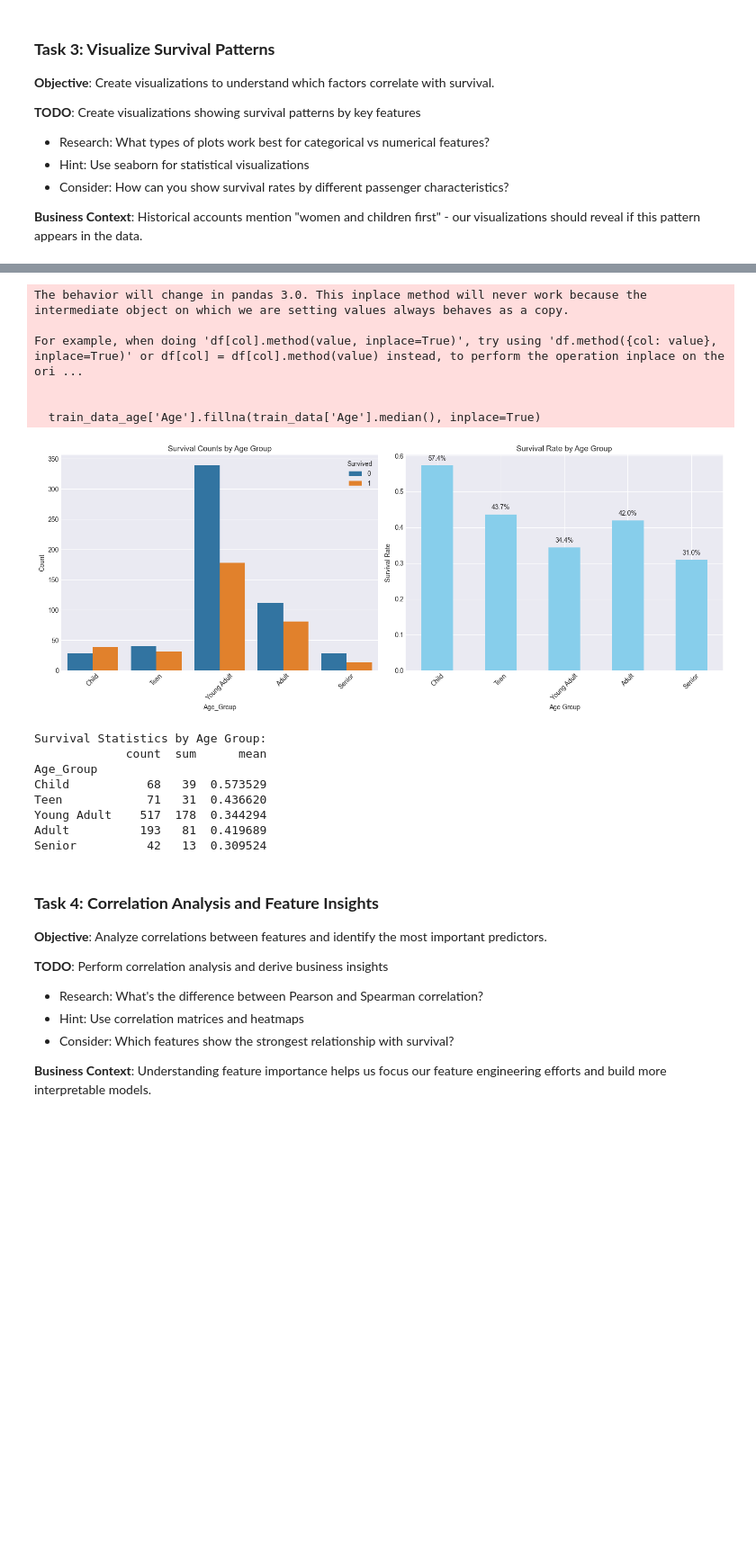
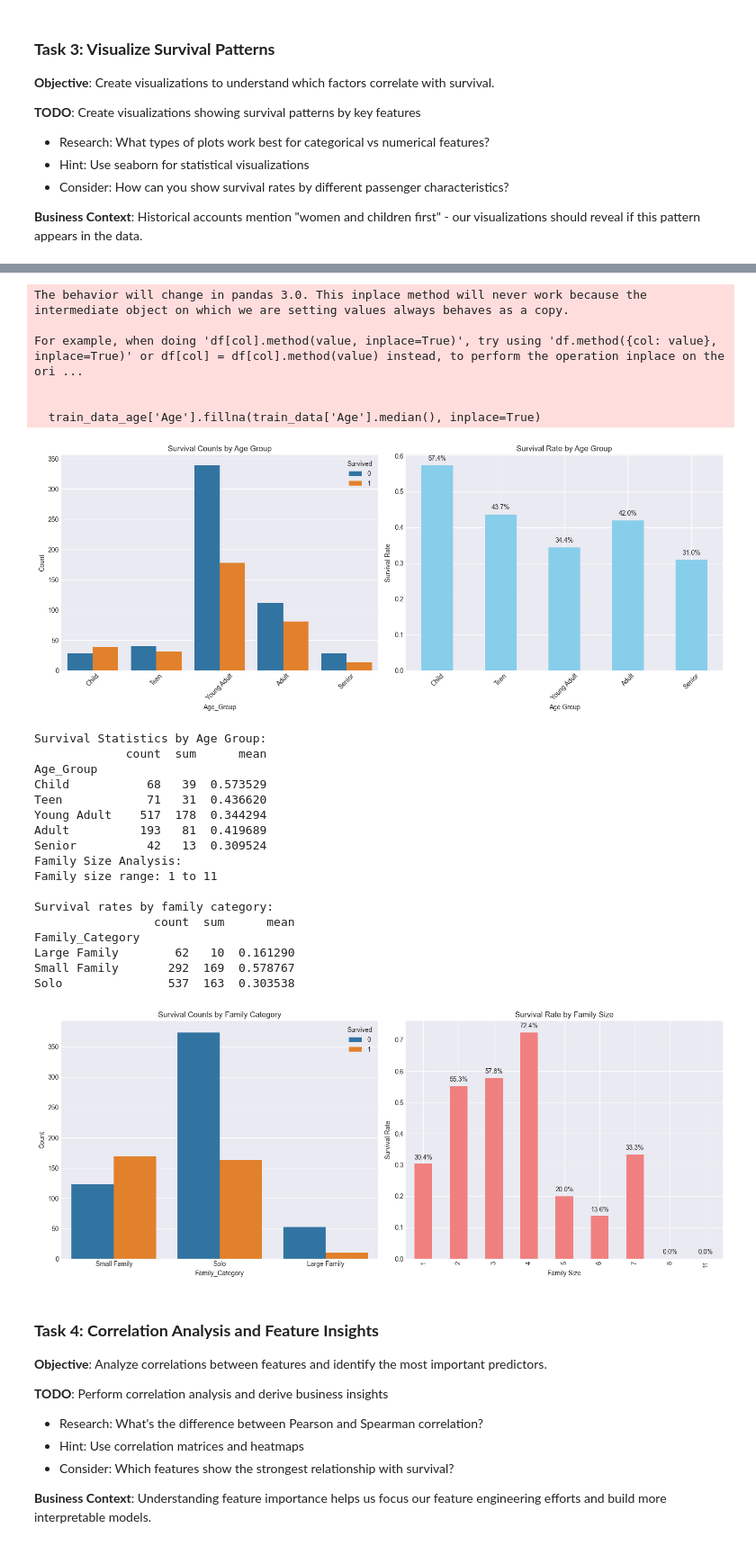
Before and after one commit to Tuminha/Titanic-Survivors, a Jupyter notebook: titanic_survival.ipynb, the cells around one changed output, grey strips where cells are left out. Shown: that part at 90% size. Cells and saved outputs as stored; diff of their text form; code cells hidden in the pictures; blank space fills up the shorter version.

```diff
--- a/titanic_survival.ipynb
+++ b/titanic_survival.ipynb
@@ -259,6 +259,50 @@ print(age_stats)
 # Family size impact
 # TODO: Create a family size feature and analyze its impact
 # Research: How can you combine SibSp and Parch to create meaningful groups?
+# Create family size feature by combining siblings/spouses and parents/children
+# Add 1 to include the passenger themselves
+train_data['Family_Size'] = train_data['SibSp'] + train_data['Parch'] + 1
+
+# Create family size categories for better analysis
+# Solo travelers, Small families (2-4), Large families (5+)
+def categorize_family_size(size):
+    if size == 1:
+        return 'Solo'
+    elif size <= 4:
+        return 'Small Family'
+    else:
+        return 'Large Family'
+
+train_data['Family_Category'] = train_data['Family_Size'].apply(categorize_family_size)
+
+# Analyze survival rates by family size
+print("Family Size Analysis:")
+print(f"Family size range: {train_data['Family_Size'].min()} to {train_data['Family_Size'].max()}")
+print("\nSurvival rates by family category:")
+family_survival = train_data.groupby('Family_Category')['Survived'].agg(['count', 'sum', 'mean'])
+print(family_survival)
+
+# Visualize family size impact on survival
+fig, (ax1, ax2) = plt.pyplot.subplots(1, 2, figsize=(15, 6))
+
+# Count plot for family categories
+seaborn.countplot(data=train_data, x='Family_Category', hue='Survived', ax=ax1)
+ax1.set_title('Survival Counts by Family Category')
+ax1.set_ylabel('Count')
+
+# Survival rate by family size (detailed)
+family_size_survival = train_data.groupby('Family_Size')['Survived'].mean()
+family_size_survival.plot(kind='bar', ax=ax2, color='lightcoral')
+ax2.set_title('Survival Rate by Family Size')
+ax2.set_ylabel('Survival Rate')
+ax2.set_xlabel('Family Size')
+
+# Add percentage labels
+for i, v in enumerate(family_size_survival.values):
+    ax2.text(i, v + 0.01, f'{v:.1%}', ha='center', va='bottom')
+
+plt.pyplot.tight_layout()
+plt.pyplot.show()
 # %% [output]
 Survival Statistics by Gender:
         count  sum      mean
@@ -272,33 +316,43 @@ Pclass
 2         184   87  0.472826
 3         491  119  0.242363
 [figure]
 Age Statistics:
 count    714.000000
 mean      29.699118
 std       14.526497
 min        0.420000
 25%       20.125000
 50%       28.000000
 75%       38.000000
 max       80.000000
 Name: Age, dtype: float64
 
 Missing age values: 177
 The behavior will change in pandas 3.0. This inplace method will never work because the intermediate object on which we are setting values always behaves as a copy.
 
 For example, when doing 'df[col].method(value, inplace=True)', try using 'df.method({col: value}, inplace=True)' or df[col] = df[col].method(value) instead, to perform the operation inplace on the ori ...
 
 
   train_data_age['Age'].fillna(train_data['Age'].median(), inplace=True)
 [figure]
 Survival Statistics by Age Group:
              count  sum      mean
 Age_Group
 Child           68   39  0.573529
 Teen            71   31  0.436620
 Young Adult    517  178  0.344294
 Adult          193   81  0.419689
 Senior          42   13  0.309524
+Family Size Analysis:
+Family size range: 1 to 11
+
+Survival rates by family category:
+                 count  sum      mean
+Family_Category
+Large Family        62   10  0.161290
+Small Family       292  169  0.578767
+Solo               537  163  0.303538
+[figure, added]
 # %% [markdown]
 ### **Task 4: Correlation Analysis and Feature Insights**
 
```
Also changed, not shown: parts of 1 cell of this notebook.
